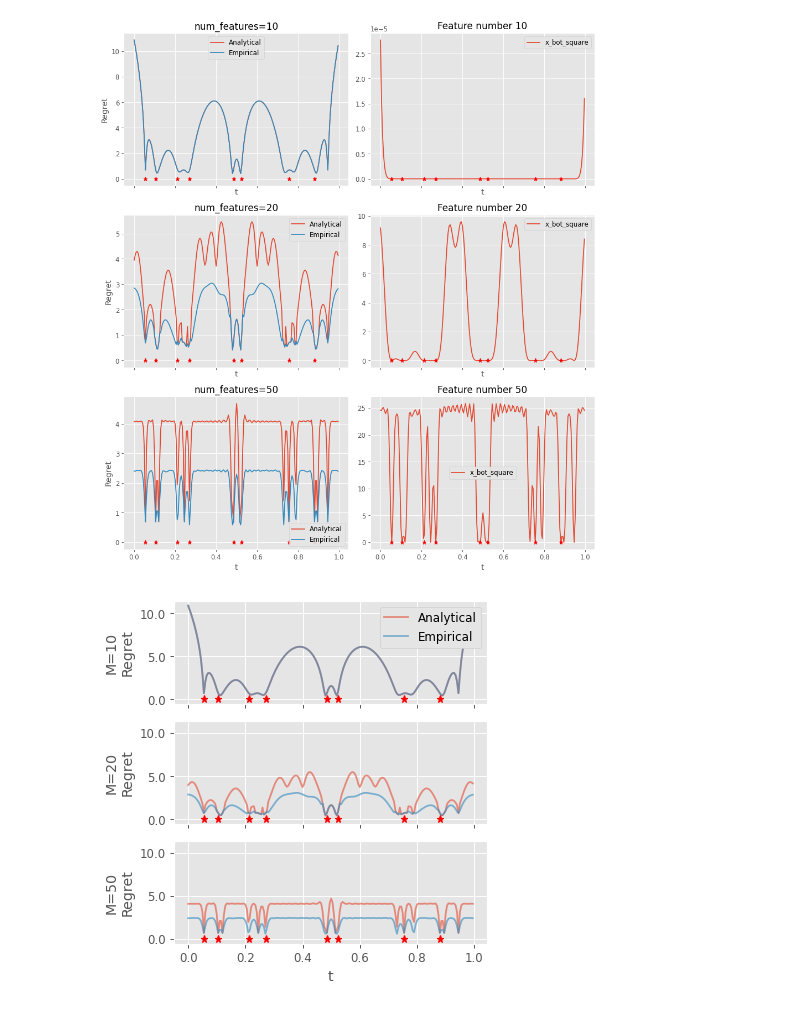
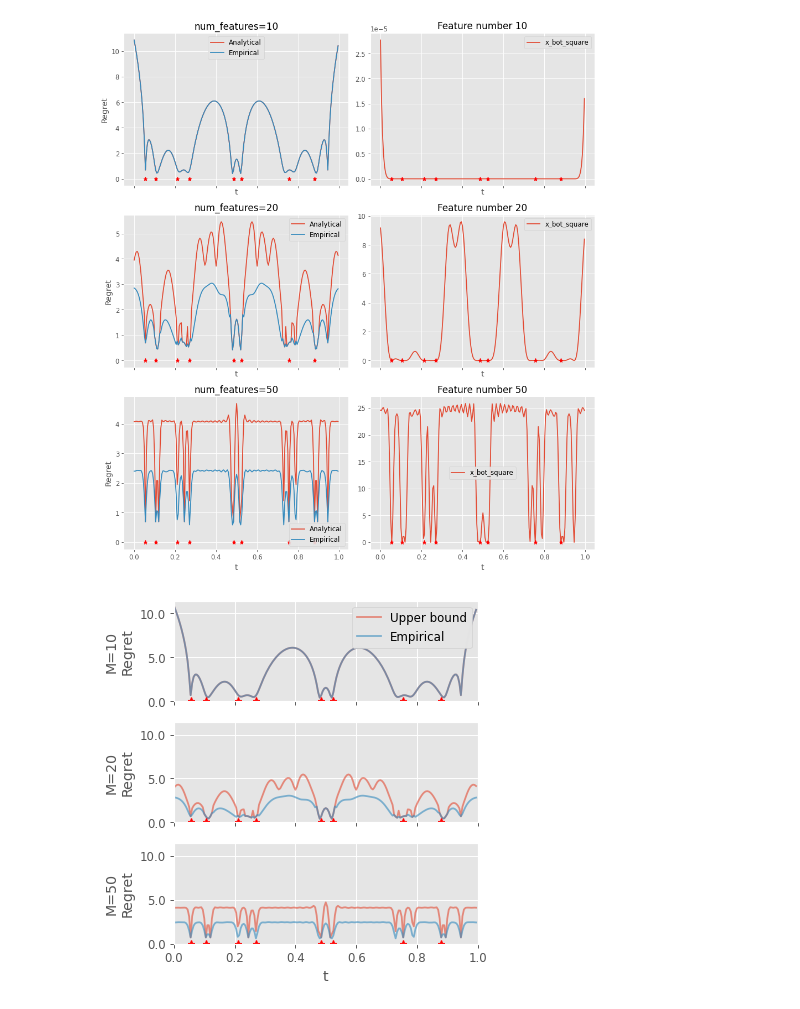
Before and after one commit to kobybibas/pnml_linear_regression_simulation, a Jupyter notebook: notebooks/pnml_syntetic.ipynb, the cells around one changed output. Cells and saved outputs as stored; diff of their text form; code cells hidden in the pictures.

```diff
--- a/notebooks/pnml_syntetic.ipynb
+++ b/notebooks/pnml_syntetic.ipynb
@@ -121,31 +121,33 @@ plt.show()
 # %%
 fig, axs = plt.subplots(
     len(num_features_list), 1, figsize=(0.8 * w, 1.2 * h), sharex=True, sharey=True
 )
 
 
 for i, num_features in enumerate(num_features_list):
     df_i = df[df.num_features == num_features]
     x_test, y_hat_erm = df_i["x_test"], df_i["y_hat_erm"]
     x_train = ast.literal_eval(df_i.iloc[0]["x_train"])
     y_train = ast.literal_eval(df_i.iloc[0]["y_train"])
     empirical_regret = df_i["regret"]
     analytical_regret = df_i["analytical_regret"]
 
     ax = axs[i]
-    ax.plot(x_test, analytical_regret, color="C0", label="Analytical", alpha=0.6)
+    ax.plot(x_test, analytical_regret, color="C0", label="Upper bound", alpha=0.6)
     ax.plot(x_test, empirical_regret, color="C1", label="Empirical", alpha=0.6)
     ax.plot(x_train, [0] * len(y_train), "r*")
     #     ax.set_title(f"num_features={num_features}")
     ax.set_ylabel(f"M={num_features}\nRegret")
     ax.yaxis.set_major_formatter(FormatStrFormatter("%0.1f"))
+    ax.set_ylim(bottom=0.0)
+    ax.set_xlim(0.0,1.0)
 
 axs[0].legend(loc=1, framealpha=0.99)
 axs[-1].set_xlabel("t")
 
 plt.tight_layout()
 fig.align_ylabels(axs)
 plt.savefig("../output/figures/syntetic_data_empirical_vs_analytical.pdf")
 plt.show()
 # %% [output]
-[figure, old version]
+[figure, new version]
```
Also changed, not shown: 3 other files.
